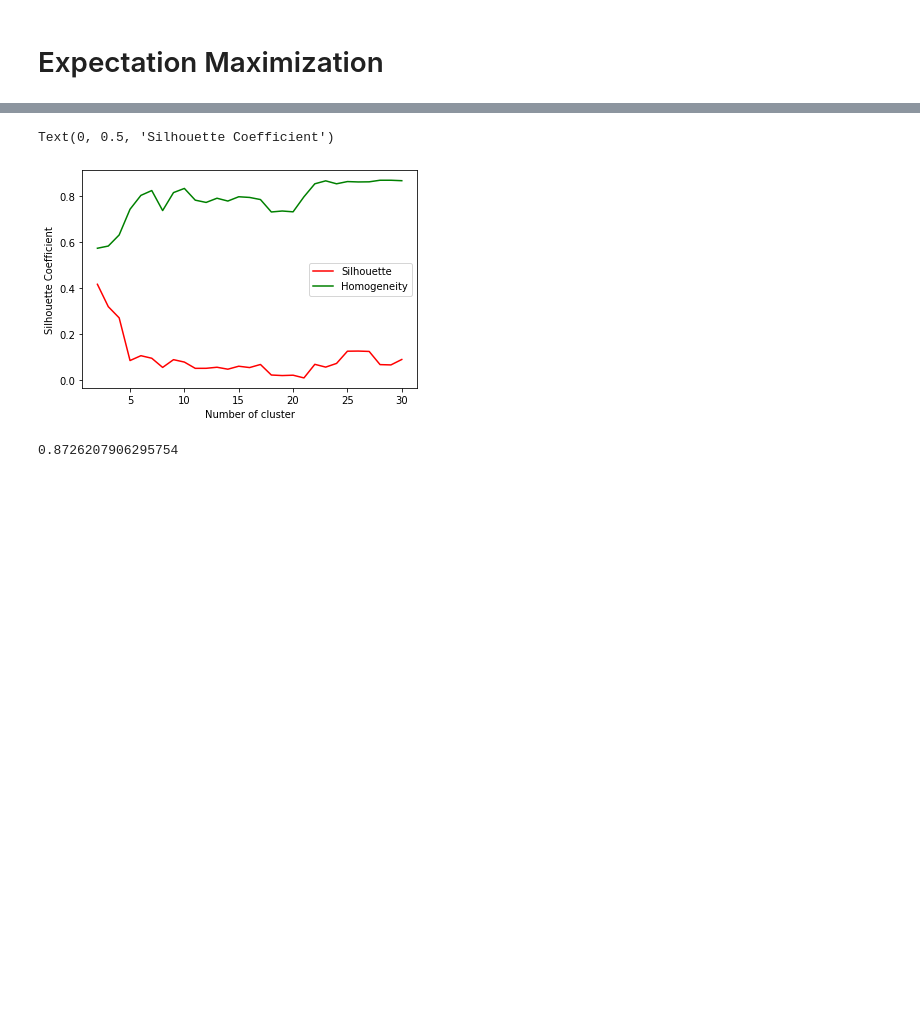
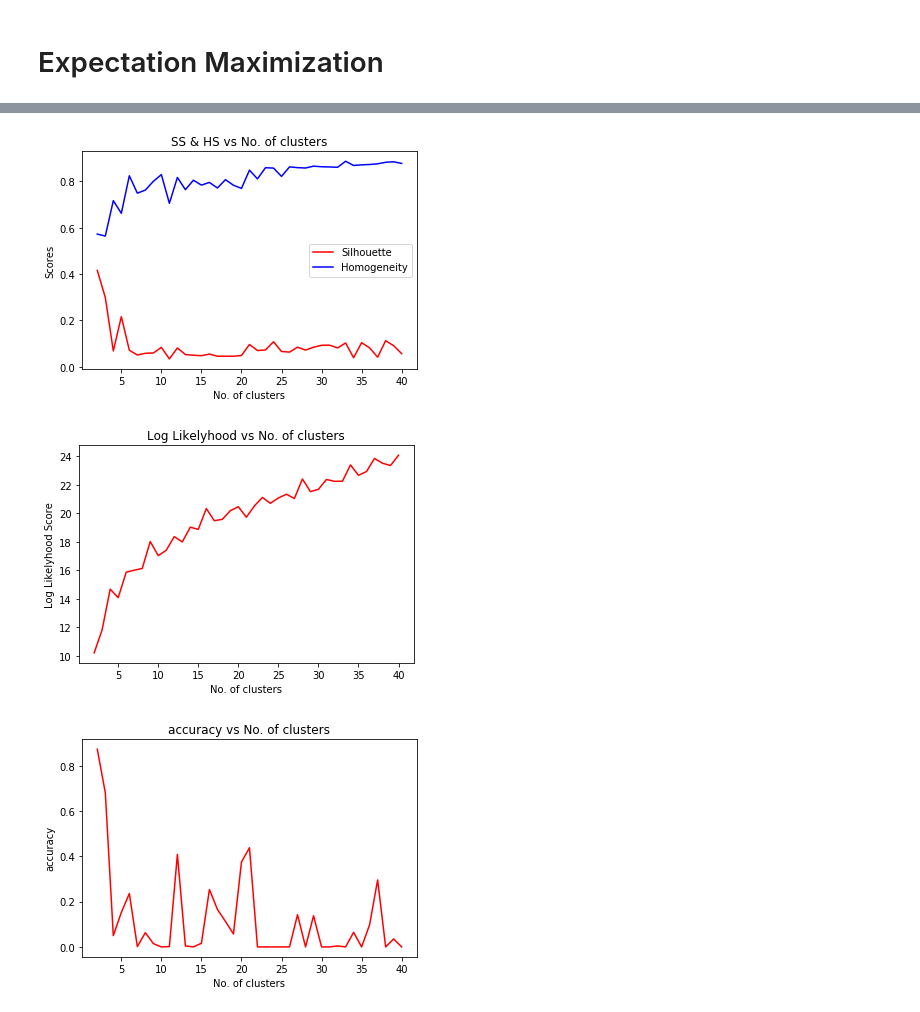
Before and after one commit to jbanigan/CS-7641, a Jupyter notebook: Unsupervised Learning/Clustering Algorithms.ipynb, the cells around one changed output, grey strips where cells are left out. Cells and saved outputs as stored; diff of their text form; code cells hidden in the pictures; blank space fills up the shorter version.

```diff
--- a/Unsupervised Learning/Clustering Algorithms.ipynb
+++ b/Unsupervised Learning/Clustering Algorithms.ipynb
@@ -162,17 +101,41 @@ For n_clusters=30, The log_likelihood score is 22.161385961377757
-# %%
-plt.figure()
-plt.plot(list(silh_EM.keys()), list(silh_EM.values()), 'r', label="Silhouette")
-plt.plot(list(homog_EM.keys()), list(homog_EM.values()), 'g', label="Homogeneity")
-plt.legend()
-plt.xlabel("Number of cluster")
-plt.ylabel("Silhouette Coefficient")
-# %% [output]
-Text(0, 0.5, 'Silhouette Coefficient')
-[figure, removed]
-# %%
-gmm = GaussianMixture(n_components=2, max_iter=100, random_state=44,
-                      n_init=5).fit(X)
-label = gmm.predict(X)
-accuracy_score((1-label), y)
-# %% [output]
-0.8726207906295754
+# %%
+S, H, L = [],[],[]
+acc_array =[]
+for n in N:
+    gmm = GaussianMixture(n_components=n,
+                          random_state=44,
+                          n_init=15).fit(X)
+    l = gmm.predict(X)
+    S.append(silhouette_score(X, l, metric='euclidean'))
+    H.append(homogeneity_score(y, l))
+    L.append(gmm.score(X))
+    acc_array.append(accuracy_score((1-l), y))
+
+plt.figure()
+plt.plot(N, S, 'r', label="Silhouette")
+plt.plot(N, H, 'b', label="Homogeneity")
+plt.legend()
+plt.title('EM SS & HS vs No. of clusters')
+plt.xlabel('No. of clusters')
+plt.ylabel('Scores')
+plt.savefig('img/EM SS&HS vs clusters - '+dataset+'.png')
+plt.show()
+
+plt.figure()
+plt.plot(N, L, 'r')
+plt.xlabel('No. of clusters')
+plt.ylabel('Log Likelyhood Score')
+plt.title('Log Likelyhood vs No. of clusters')
+plt.savefig('img/EM Log vs clusters - '+dataset+'.png')
+plt.show()
+
+plt.figure()
+plt.plot(N, acc_array, 'r')
+plt.xlabel('No. of clusters')
+plt.ylabel('accuracy')
+plt.title('accuracy vs No. of clusters')
+plt.show()
+# %% [output]
+[figure, added]
+[figure, added]
+[figure, added]
```
Also changed, not shown: parts of 14 cells of this notebook, 6 other files.
